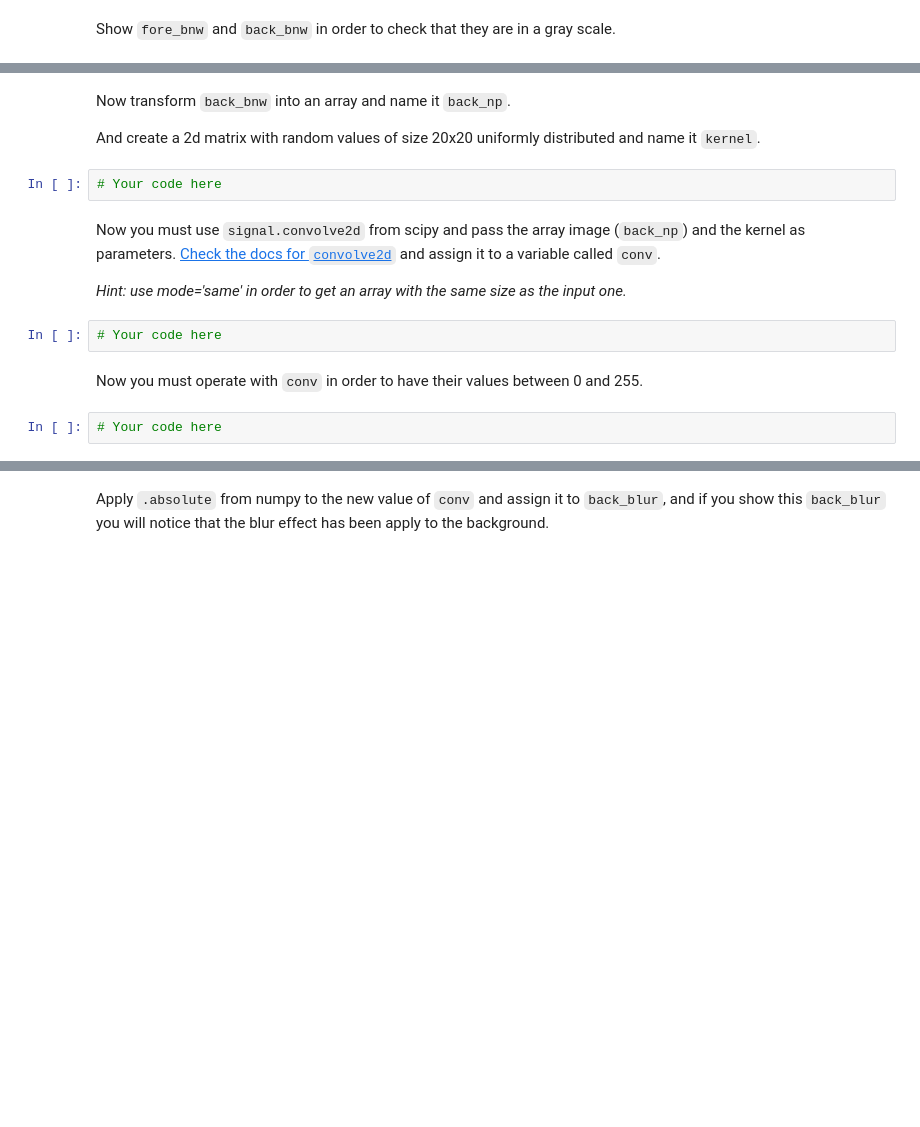
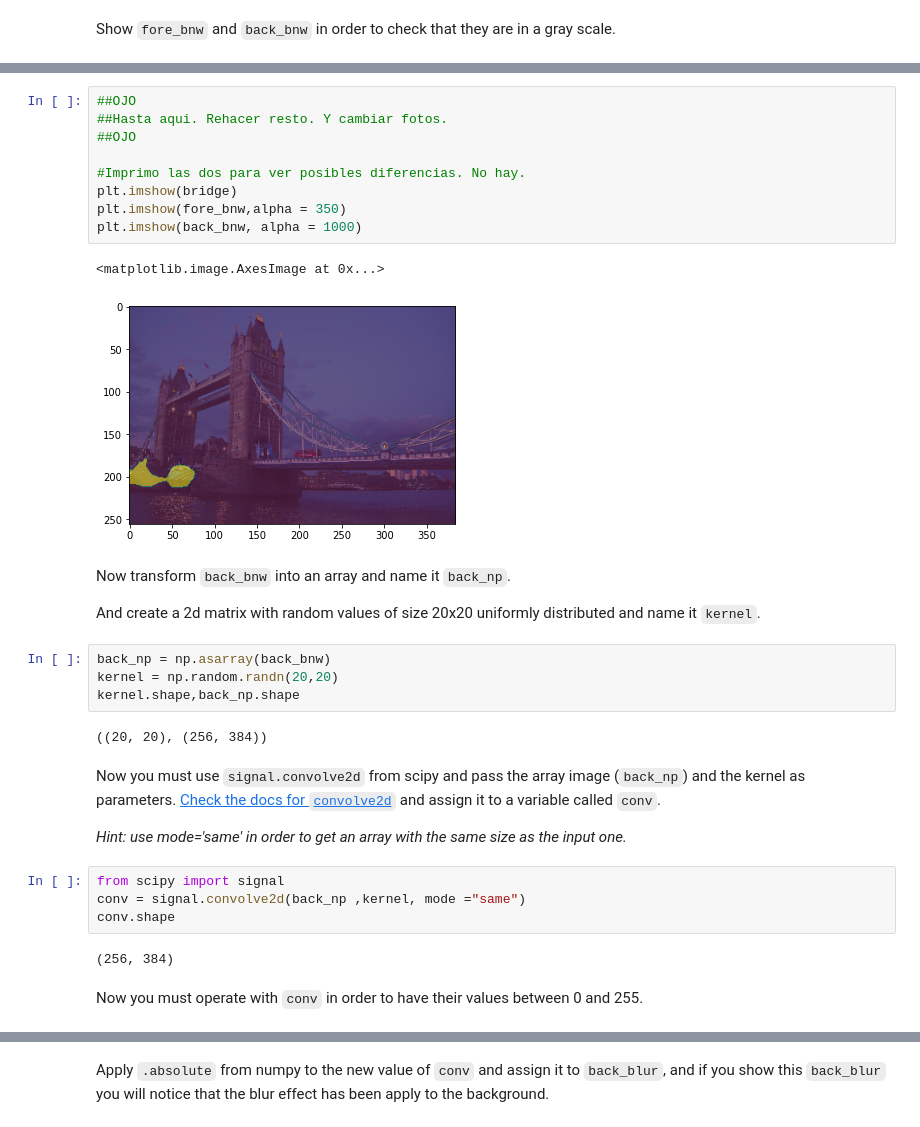
Before and after one commit to CarlosSanzDGP/lab-image-segmentation, a Jupyter notebook: main.ipynb, the cells around one changed output, grey strips where cells are left out. Saved outputs shown, nothing was run; the diff lists cells and outputs as text; blank space fills up the shorter version.

```diff
--- a/main.ipynb
+++ b/main.ipynb
@@ -108,16 +135,34 @@ Show `fore_bnw` and `back_bnw` in order to check that they are in a gray scale.
+# %%
+##OJO
+##Hasta aqui. Rehacer resto. Y cambiar fotos.
+##OJO
+
+#Imprimo las dos para ver posibles diferencias. No hay.
+plt.imshow(bridge)
+plt.imshow(fore_bnw,alpha = 350)
+plt.imshow(back_bnw, alpha = 1000)
+# %% [output]
+<matplotlib.image.AxesImage at 0x...>
+[figure, added]
 # %% [markdown]
 Now transform `back_bnw` into an array and name it `back_np`.
 
 And create a 2d matrix with random values of size 20x20 uniformly distributed and name it `kernel`.
-# %%
-# Your code here
+# %%
+back_np = np.asarray(back_bnw)
+kernel = np.random.randn(20,20)
+kernel.shape,back_np.shape
+# %% [output]
+((20, 20), (256, 384))
 # %% [markdown]
 Now you must use `signal.convolve2d` from scipy and pass the array image (`back_np`) and the kernel as parameters. [Check the docs for `convolve2d`](https://docs.scipy.org/doc/scipy/reference/generated/scipy.signal.convolve2d.html) and assign it to a variable called `conv`.
 
 *Hint: use mode='same' in order to get an array with the same size as the input one.*
-# %%
-# Your code here
+# %%
+from scipy import signal
+conv = signal.convolve2d(back_np ,kernel, mode ="same")
+conv.shape
+# %% [output]
+(256, 384)
 # %% [markdown]
 Now you must operate with `conv` in order to have their values between 0 and 255.
-# %%
-# Your code here
```
Also changed, not shown: parts of 11 cells of this notebook.
